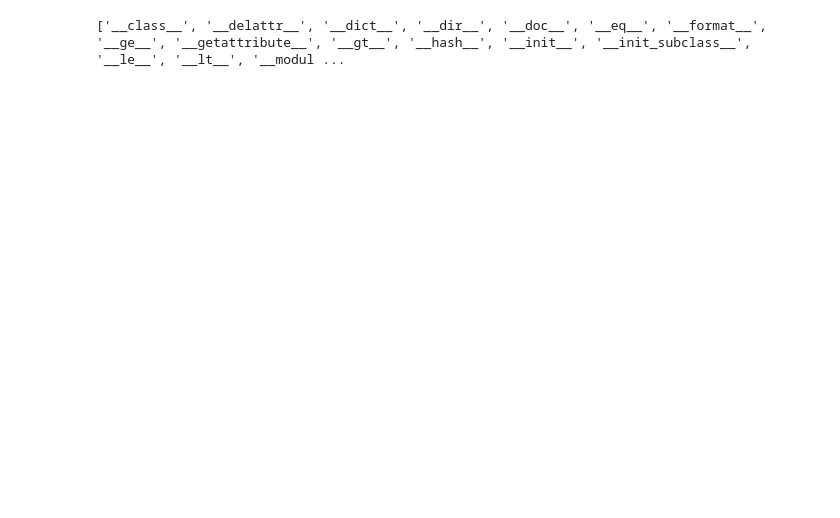
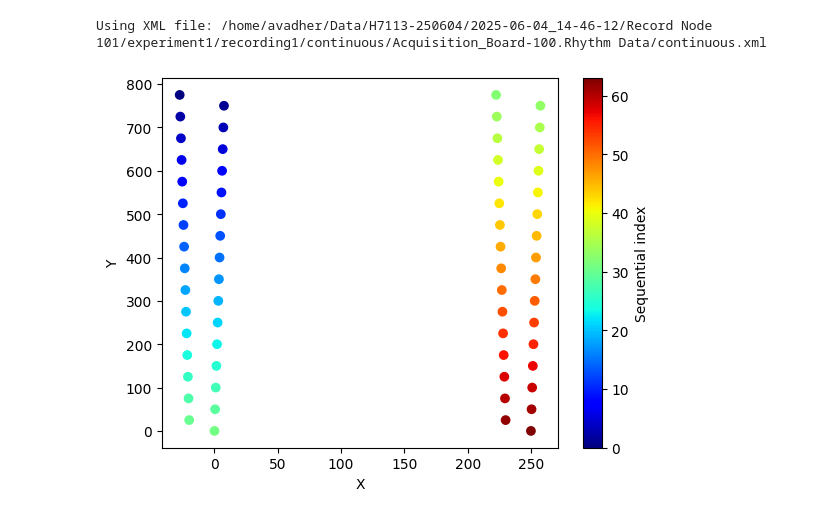
Before and after one commit to Wood-Dudchenko-lab/woodsort, a Jupyter notebook: user_pipelines/Pipeline_test.ipynb, the cells around one changed output. Cells and saved outputs as stored; diff of their text form; code cells hidden in the pictures; blank space fills up the shorter version.

```diff
--- a/user_pipelines/Pipeline_test.ipynb
+++ b/user_pipelines/Pipeline_test.ipynb
@@ -268,5 +21,51 @@ Index    rate      x          y          z        num_spikes    ...
-# %%
-p = recording.get_probe()
-print(p.device_channel_indices)
-# %% [output]
-['__class__', '__delattr__', '__dict__', '__dir__', '__doc__', '__eq__', '__format__', '__ge__', '__getattribute__', '__gt__', '__hash__', '__init__', '__init_subclass__', '__le__', '__lt__', '__modul ...
+# %%
+### Prepare the probe based on probeinterface layout and Neuroscope mapping ###
+
+# Neuroscope mapping denotes the sequence of recording channels in the recording file, from top to bottom of each shank and from left to right shank-wise
+# Sorting according to Neuroscope order results in anatomical mapping
+
+# Load recording and probe, preprocess and fill channel indices from Neuroscope
+probe = pi.get_probe(manufacturer=probe_manufacturer, probe_name=probe_name) # pi.list_all_probes() to list all probes
+
+# Load Neuroscope channel mapping
+channel_mapping = woodsort.neuroscope.load_neuroscope_channels(session_path)
+
+# Get channel indices corresponding to the probe
+neuroscope_channel_indices = (
+    channel_mapping.loc[
+        channel_mapping["channel_group"].isin(shank_groups),
+        "channel_0based",
+    ].tolist()
+)
+
+# sort channels based on their coordinates, top to bottom and shank-wise
+sorted_coordinates_by_shank = []
+for unique_id in np.unique(probe.shank_ids):
+    id_indices = np.where(probe.shank_ids == unique_id)[0]
+    coors = probe.contact_positions[id_indices]
+    coors = coors[coors[:, 1].argsort()[::-1]]
+    sorted_coordinates_by_shank.append(coors)
+final_sorted_coordinates = np.vstack(sorted_coordinates_by_shank)
+
+plt.scatter(final_sorted_coordinates[:, 0], final_sorted_coordinates[:, 1], c=np.arange(len(final_sorted_coordinates)), cmap='jet')
+plt.colorbar(label="Sequential index")
+plt.xlabel("X")
+plt.ylabel("Y")
+plt.title("Device coordinates are rearranged top to bottom of each shank")
+plt.show()
+
+# Update probe with sorted coordinates
+probe.set_contacts(
+    final_sorted_coordinates,
+    shapes=probe.contact_shapes,
+    shape_params=probe.contact_shape_params,
+    plane_axes=probe.contact_plane_axes,
+    contact_ids=np.arange(len(neuroscope_channel_indices)),
+    shank_ids=np.sort(probe.shank_ids),  # Sorted shank_ids
+)
+
+# Set device channel indices
+probe.set_device_channel_indices(neuroscope_channel_indices)
+# %% [output]
+Using XML file: /home/avadher/Data/H7113-250604/2025-06-04_14-46-12/Record Node 101/experiment1/recording1/continuous/Acquisition_Board-100.Rhythm Data/continuous.xml
+[figure, added]
```
Also changed, not shown: parts of 10 cells of this notebook, 1 other file.
